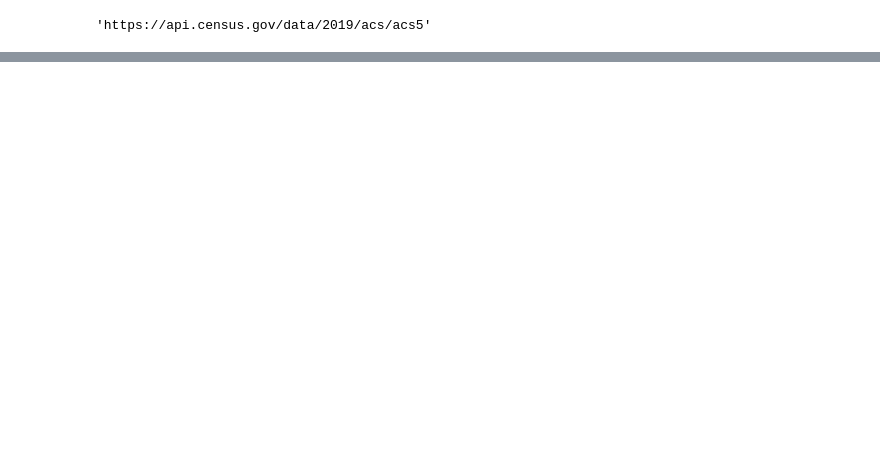
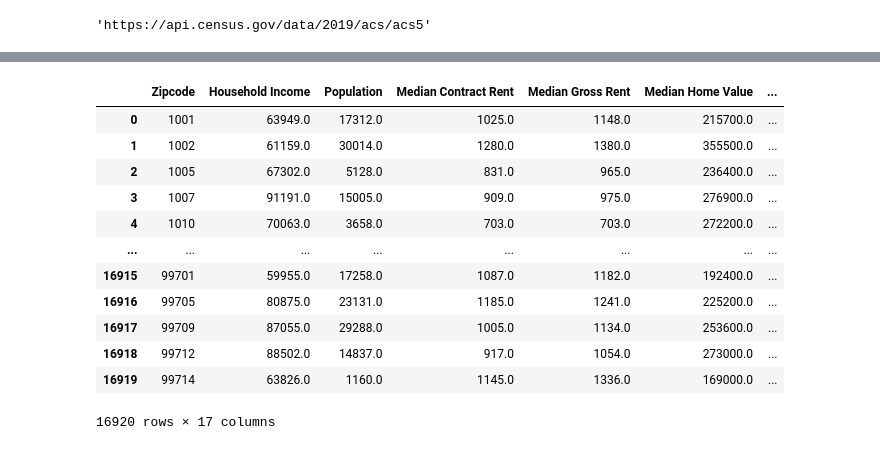
Before and after one commit to Akey20/project_1, a Jupyter notebook: Census_Demo.ipynb, the cells around one changed output, grey strips where cells are left out. Drawn from its saved outputs; the diff is of its cells as text; code cells hidden in the pictures; blank space fills up the shorter version.

```diff
--- a/Census_Demo.ipynb
+++ b/Census_Demo.ipynb
@@ -164,14 +141,17 @@ msa_df.rename(columns={'ZIP': 'Zipcode'}, inplace=True)
 merged_census_df = pd.merge(concat_df, msa_df, how="left", on=["Zipcode", "Zipcode"])
 merged_census_df
 merged_census_df.drop(merged_census_df[merged_census_df["Household Income"] == -666666666].index, inplace = True)
-merged_census_df.drop(merged_census_df[merged_census_df["Income per Capita"] == -666666666].index, inplace = True)
 merged_census_df.drop(merged_census_df[merged_census_df["Population"] == -666666666].index, inplace = True)
 merged_census_df.drop(merged_census_df[merged_census_df["Median Contract Rent"] == -666666666].index, inplace = True)
 merged_census_df.drop(merged_census_df[merged_census_df["Median Gross Rent"] == -666666666].index, inplace = True)
 merged_census_df.drop(merged_census_df[merged_census_df["Median Home Value"] == -666666666].index, inplace = True)
 merged_census_df.drop(merged_census_df[merged_census_df["Median Monthly Owner Costs"] == -666666666].index, inplace = True)
-merged_census_df.drop(merged_census_df[merged_census_df["Median Age"] == -666666666].index, inplace = True)
 # %%
 # Save as a csv to check full data set
 # Note to avoid any issues later, use encoding="utf-8"
 merged_census_df.to_csv("census_data_2017Years.csv", encoding="utf-8", index=False)
+# %%
+# Remove zips with no MA
+merged_census_df['MA'].replace('', np.nan, inplace = True)
+merged_census_df.dropna(subset=['MA'], inplace=True)
+merged_census_df.head()
@@ -177,0 +183,18 @@ merged_census_df.to_csv("census_data_2017Years.csv", encoding="utf-8", index=Fal
+# %%
+# Merge census home ownership with existing data
+full_census_merge = pd.merge(merged_census_df, msa_home_ownership, how="left", on=["MANAME", "MANAME"])
+full_census_merge
+# %% [output]
+|  | Zipcode | Household Income | Population | Median Contract Rent | Median Gross Rent | Median Home Value | ... |
+| 0 | 1001 | 63949.0 | 17312.0 | 1025.0 | 1148.0 | 215700.0 | ... |
+| 1 | 1002 | 61159.0 | 30014.0 | 1280.0 | 1380.0 | 355500.0 | ... |
+| 2 | 1005 | 67302.0 | 5128.0 | 831.0 | 965.0 | 236400.0 | ... |
+| 3 | 1007 | 91191.0 | 15005.0 | 909.0 | 975.0 | 276900.0 | ... |
+| 4 | 1010 | 70063.0 | 3658.0 | 703.0 | 703.0 | 272200.0 | ... |
+| ... | ... | ... | ... | ... | ... | ... | ... |
+| 16915 | 99701 | 59955.0 | 17258.0 | 1087.0 | 1182.0 | 192400.0 | ... |
+| 16916 | 99705 | 80875.0 | 23131.0 | 1185.0 | 1241.0 | 225200.0 | ... |
+| 16917 | 99709 | 87055.0 | 29288.0 | 1005.0 | 1134.0 | 253600.0 | ... |
+| 16918 | 99712 | 88502.0 | 14837.0 | 917.0 | 1054.0 | 273000.0 | ... |
+| 16919 | 99714 | 63826.0 | 1160.0 | 1145.0 | 1336.0 | 169000.0 | ... |
+16920 rows × 17 columns
```
Also changed, not shown: parts of 14 cells of this notebook, 6 other files.
